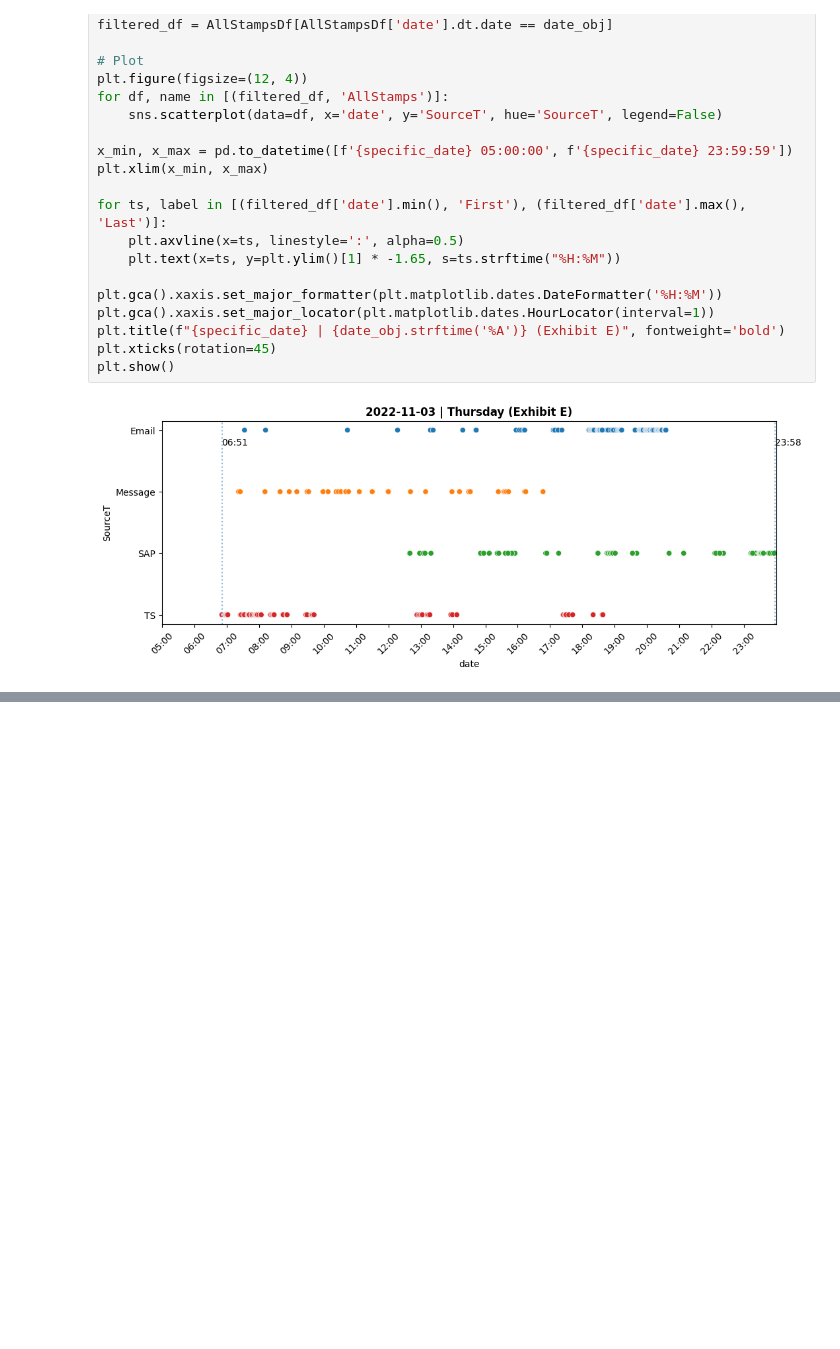
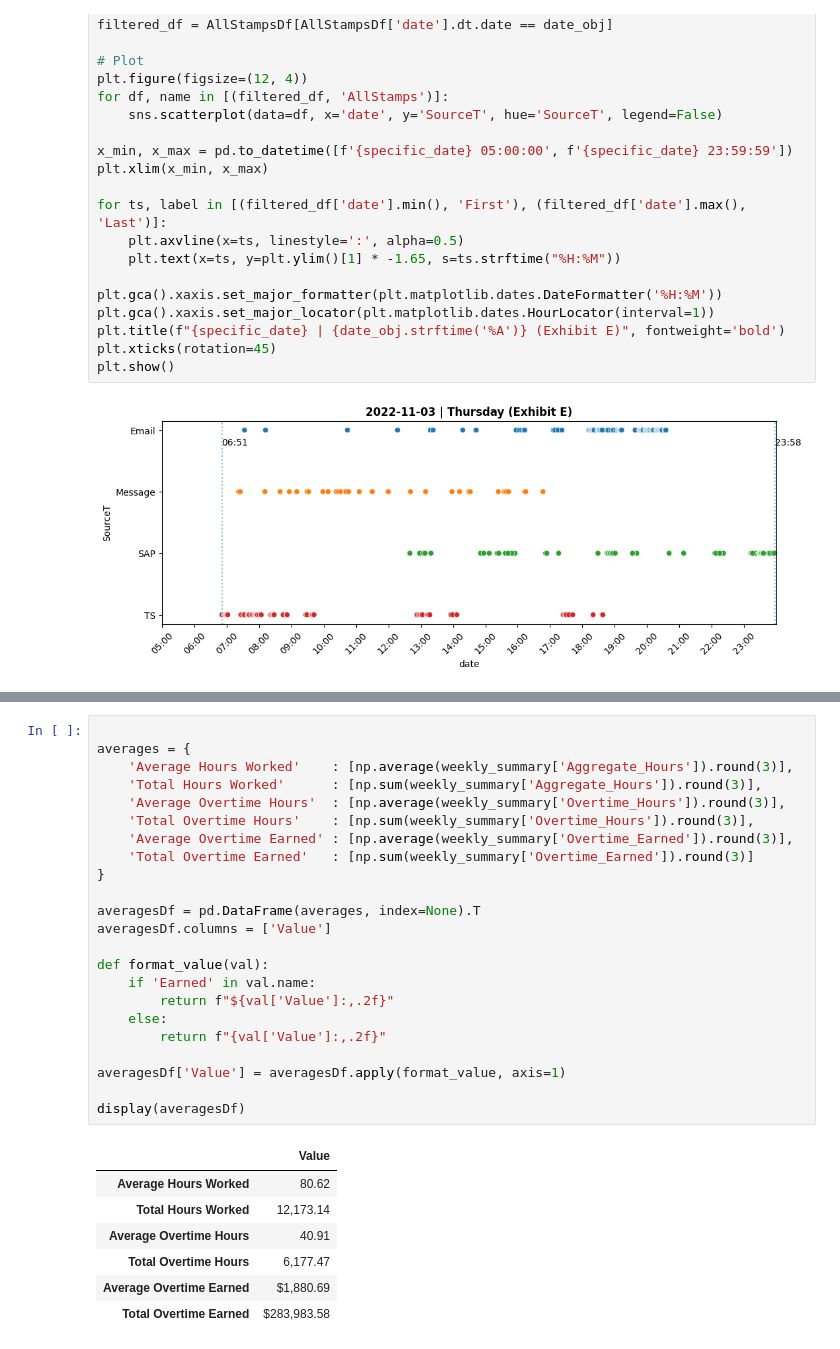
Before and after one commit to SB0912/Consulting-Portfolio, a Jupyter notebook: HvT.ipynb, the cells around one changed output, grey strips where cells are left out. Cells and saved outputs as stored; diff of their text form; blank space fills up the shorter version.

```diff
--- a/HvT.ipynb
+++ b/HvT.ipynb
@@ -493,0 +527,31 @@ print(weekly_summary.head(10))
+# %%
+
+averages = {
+    'Average Hours Worked'    : [np.average(weekly_summary['Aggregate_Hours']).round(3)],
+    'Total Hours Worked'      : [np.sum(weekly_summary['Aggregate_Hours']).round(3)],
+    'Average Overtime Hours'  : [np.average(weekly_summary['Overtime_Hours']).round(3)],
+    'Total Overtime Hours'    : [np.sum(weekly_summary['Overtime_Hours']).round(3)],
+    'Average Overtime Earned' : [np.average(weekly_summary['Overtime_Earned']).round(3)],
+    'Total Overtime Earned'   : [np.sum(weekly_summary['Overtime_Earned']).round(3)]
+}
+
+averagesDf = pd.DataFrame(averages, index=None).T
+averagesDf.columns = ['Value']
+
+def format_value(val):
+    if 'Earned' in val.name:
+        return f"${val['Value']:,.2f}"
+    else:
+        return f"{val['Value']:,.2f}"
+
+averagesDf['Value'] = averagesDf.apply(format_value, axis=1)
+
+display(averagesDf)
+# %% [output]
+|  | Value |
+| Average Hours Worked | 80.62 |
+| Total Hours Worked | 12,173.14 |
+| Average Overtime Hours | 40.91 |
+| Total Overtime Hours | 6,177.47 |
+| Average Overtime Earned | $1,880.69 |
+| Total Overtime Earned | $283,983.58 |
```
Also changed, not shown: parts of 9 cells of this notebook.
